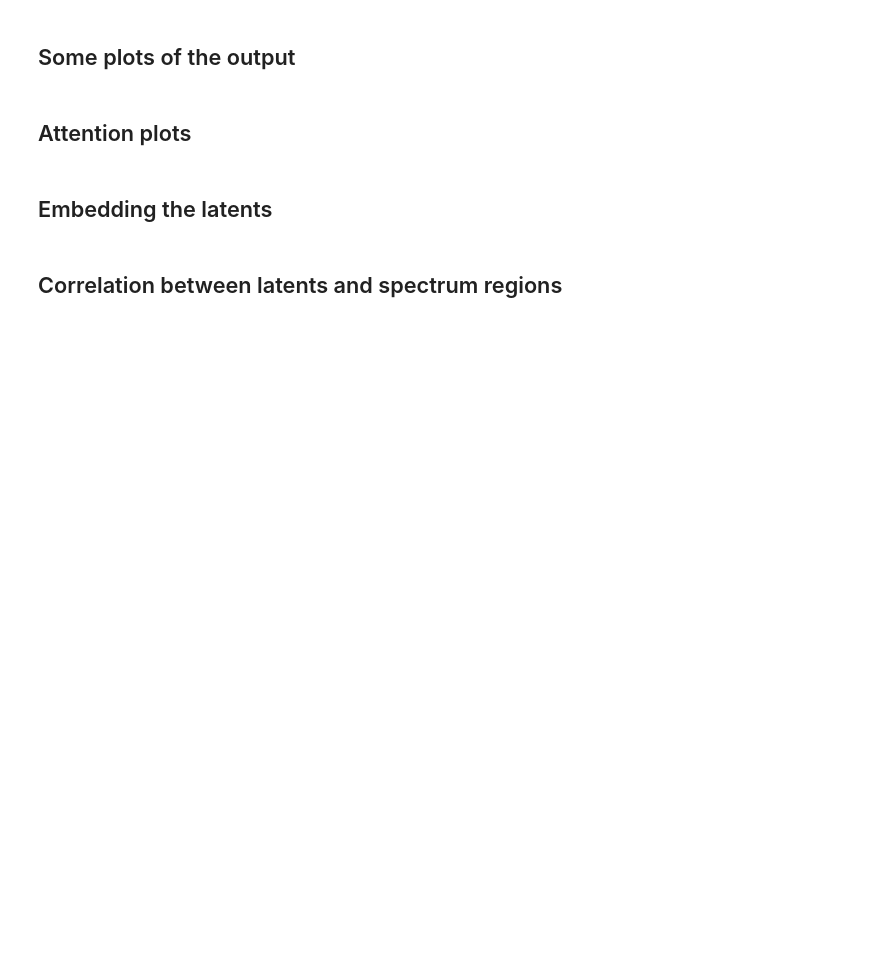
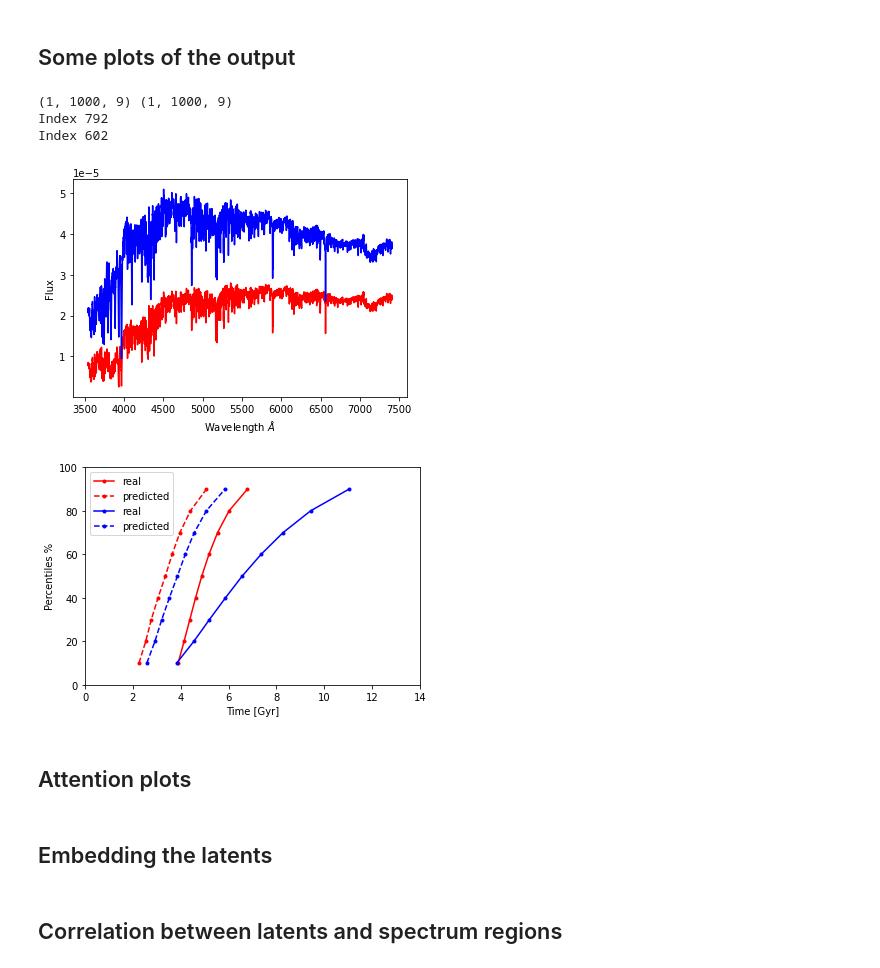
Before and after one commit to patriglesias/SBI_SFHs, a Jupyter notebook: spender/latents_diagnosis.ipynb, the cells around one changed output. Drawn from its saved outputs; the diff is of its cells as text; code cells hidden in the pictures; blank space fills up the shorter version.

```diff
--- a/spender/latents_diagnosis.ipynb
+++ b/spender/latents_diagnosis.ipynb
@@ -24,3 +6,39 @@ for index in [0]:
+# %%
+wave=np.load('./saved_input/waves.npy')
+x_test=np.load('./saved_model/generate_latent_2/latent_16/seds_test.npy')
+y_test=np.load('./saved_model/generate_latent_2/latent_16/y_test.npy')
+ys_=np.load('./saved_model/generate_latent_2/latent_16/y_test_pred.npy')
+print(np.shape(y_test),np.shape(ys_))
+
+#999 works pretty well
+ind=[np.random.choice(np.arange(1000)),np.random.choice(np.arange(1000))]
+color=['r','b']
+for i,index in enumerate(ind):
+    print('Index '+str(index))
+    plt.plot(wave,x_test[index,:],color=color[i])
+    plt.xlabel('Wavelength $\\AA$')
+    plt.ylabel('Flux')
+
+plt.show()
+
+for i,index in enumerate(ind):
+    plt.plot(y_test[0][index,:],np.arange(10,100,10),'.-',label='real',color=color[i])
+    plt.plot(ys_[0][index,:],np.arange(10,100,10),'.--',label='predicted',color=color[i])
+    plt.ylabel('Percentiles %')
+    plt.xlabel('Time [Gyr]')
+    plt.xlim(0,14)
+    plt.ylim(0,100)
+    plt.legend()
+plt.show()
+
+
+#predicts bad the 'young population'
+# %% [output]
+(1, 1000, 9) (1, 1000, 9)
+Index 792
+Index 602
+[figure, added]
+[figure, added]
 # %% [markdown]
 ## Attention plots
 # %% [markdown]
```
Also changed, not shown: parts of 2 cells of this notebook, 1 other file.
